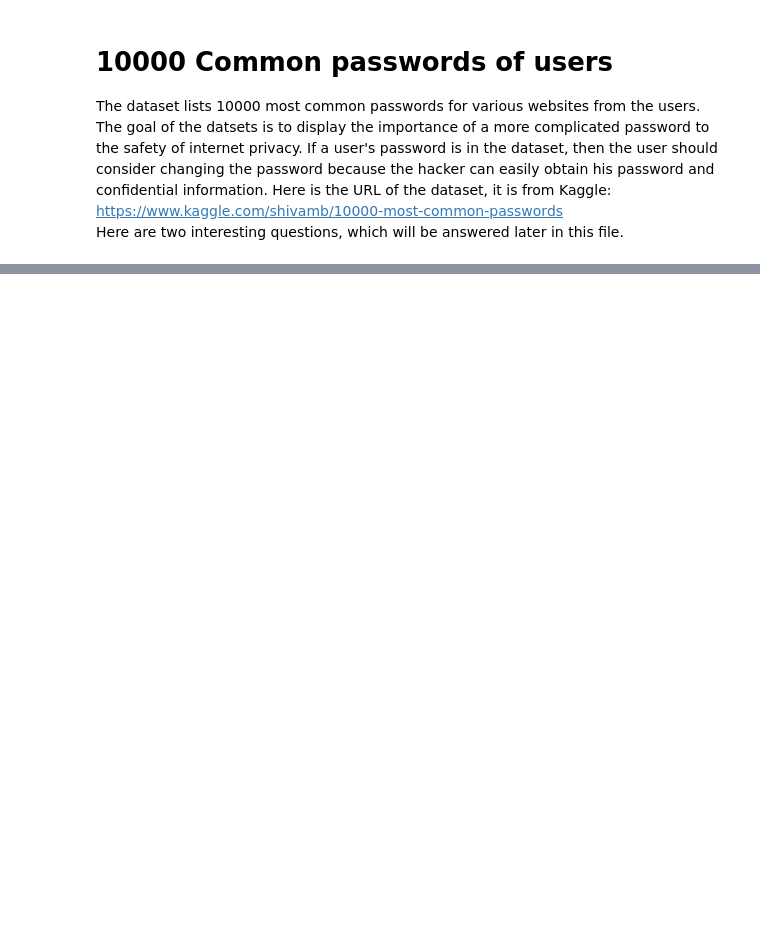
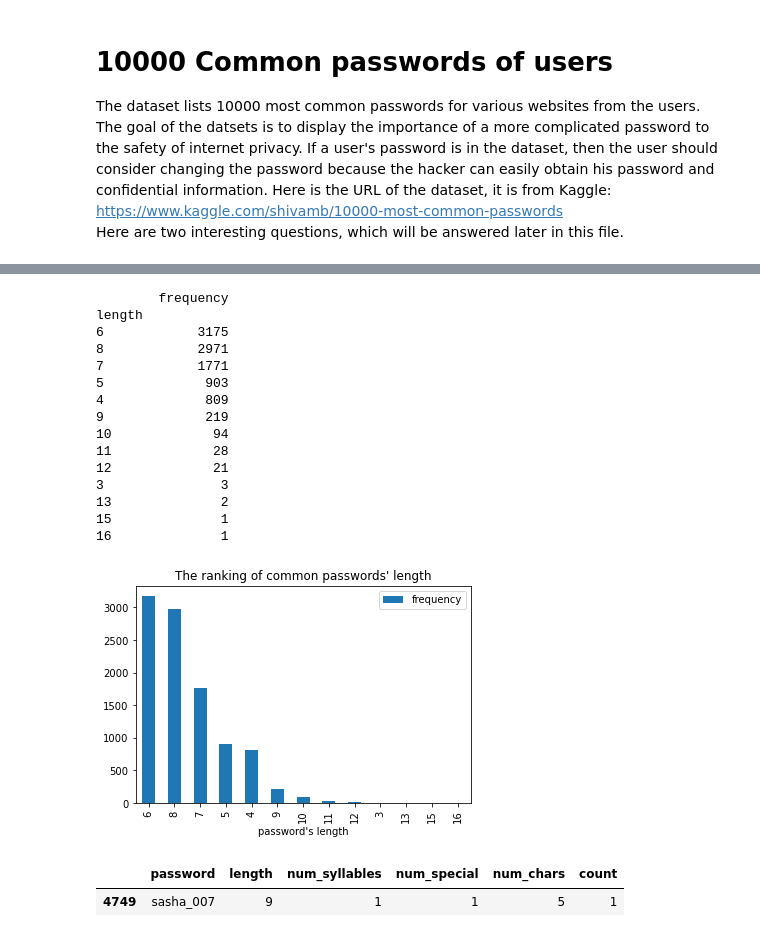
Before and after one commit to franciscoliu/cs103a-cpa01, a Jupyter notebook: cpa01.ipynb, the cells around one changed output, grey strips where cells are left out. Saved outputs shown, nothing was run; the diff lists cells and outputs as text; code cells hidden in the pictures; blank space fills up the shorter version.

```diff
--- a/cpa01.ipynb
+++ b/cpa01.ipynb
@@ -18,0 +78,32 @@ dataset.head()
+# %%
+#Question 2
+pass_length = dataset.groupby(['password', 'length']).size().sort_values(ascending =False, inplace = False).reset_index(name = 'count').sort_values(by=['length'])
+pass_length = pass_length.groupby('length').size().reset_index(name='frequency')
+pivot = pass_length.pivot_table(pass_length, index = ['length']).sort_values(by="frequency", ascending=False)
+pivot.plot(y = 'frequency', use_index = True, kind = "bar", title = "The ranking of common passwords' length", xlabel = "password's length" )
+print(pivot)
+# %% [output]
+        frequency
+length
+6            3175
+8            2971
+7            1771
+5             903
+4             809
+9             219
+10             94
+11             28
+12             21
+3               3
+13              2
+15              1
+16              1
+[figure, added]
+# %%
+#Question 3
+long_pass = dataset.groupby(['password', 'length', 'num_syllables', "num_special","num_chars"]).size().sort_values(ascending =False).reset_index(name = 'count').sort_values(by=['length'])
+
+long_pass[(long_pass['length']>=8) & (long_pass['num_special']!=0) & (long_pass["num_chars"] !=0)]
+# %% [output]
+|  | password | length | num_syllables | num_special | num_chars | count |
+| 4749 | sasha_007 | 9 | 1 | 1 | 5 | 1 |
```
Also changed, not shown: parts of 8 cells of this notebook.
